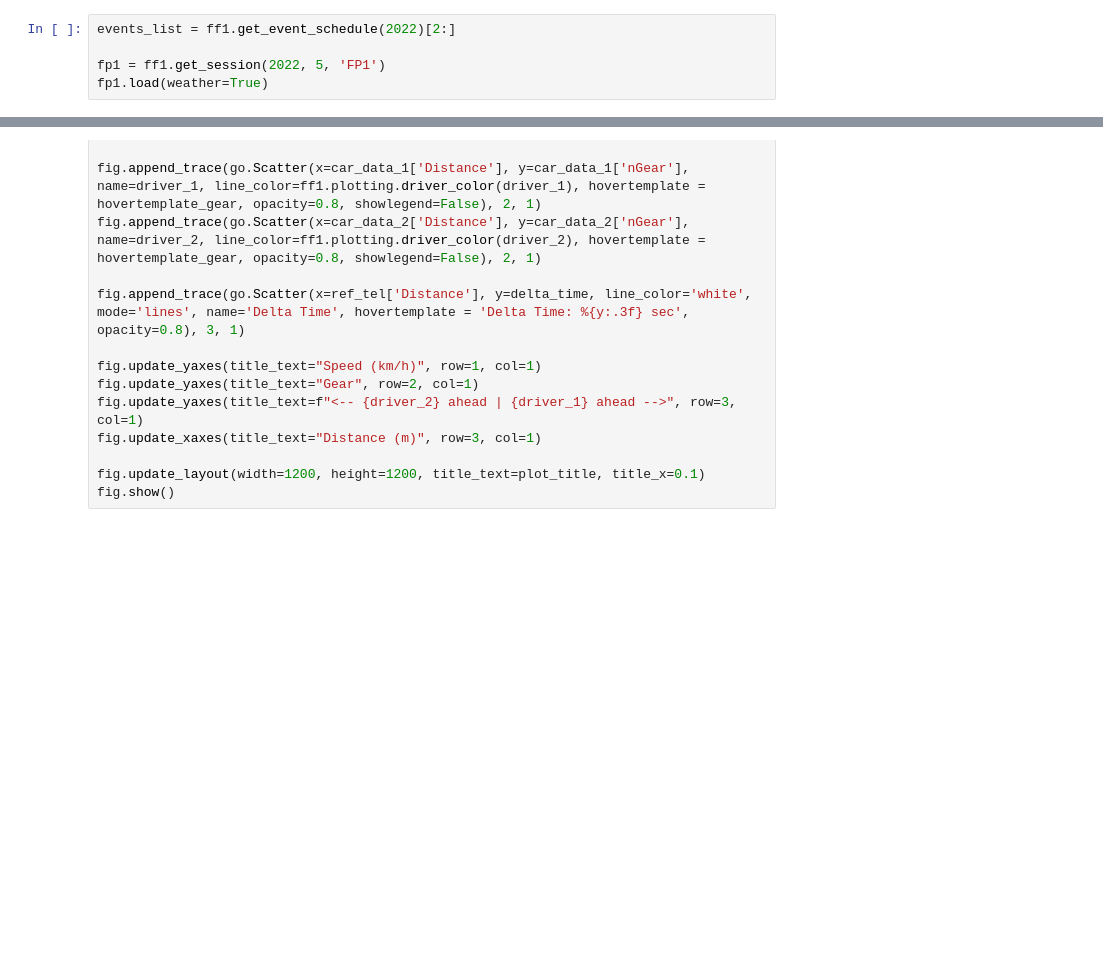
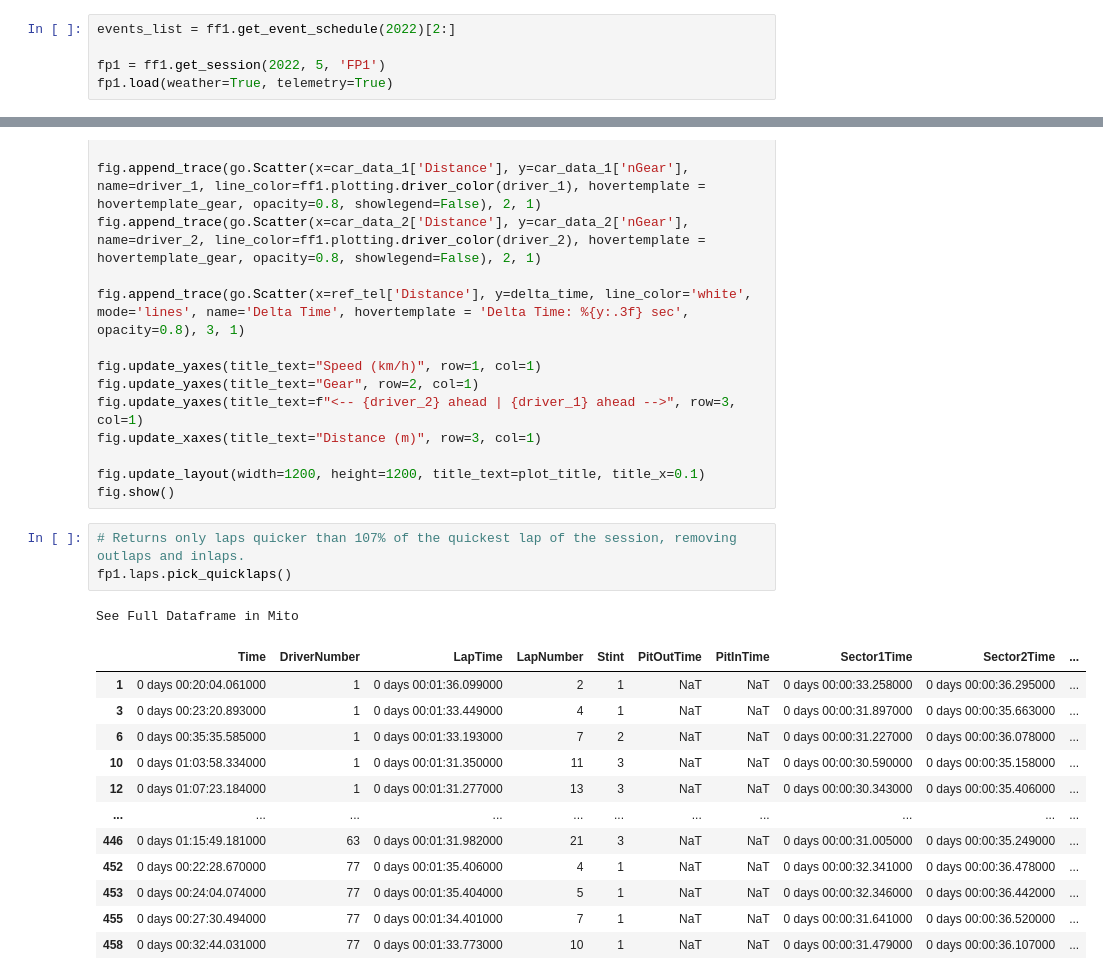
Before and after one commit to GuillaumeArp/Jedha_F1_Project, a Jupyter notebook: test_guillaume.ipynb, the cells around one changed output, grey strips where cells are left out. Drawn from its saved outputs; the diff is of its cells as text; blank space fills up the shorter version.

```diff
--- a/test_guillaume.ipynb
+++ b/test_guillaume.ipynb
@@ -14,7 +14,7 @@ warnings.simplefilter(action='ignore', category=FutureWarning)
 events_list = ff1.get_event_schedule(2022)[2:]
 
 fp1 = ff1.get_session(2022, 5, 'FP1')
-fp1.load(weather=True)
+fp1.load(weather=True, telemetry=True)
 # %% [output]
 core           INFO     Loading data for Miami Grand Prix - Practice 1 [v2.2.8]
 api            INFO     Using cached data for driver_info
@@ -138,3 +151,20 @@ fig.update_xaxes(title_text="Distance (m)", row=3, col=1)
 
 fig.update_layout(width=1200, height=1200, title_text=plot_title, title_x=0.1)
 fig.show()
+# %%
+# Returns only laps quicker than 107% of the quickest lap of the session, removing outlaps and inlaps.
+fp1.laps.pick_quicklaps()
+# %% [output]
+See Full Dataframe in Mito
+|  | Time | DriverNumber | LapTime | LapNumber | Stint | PitOutTime | PitInTime | Sector1Time | Sector2Time | ... |
+| 1 | 0 days 00:20:04.061000 | 1 | 0 days 00:01:36.099000 | 2 | 1 | NaT | NaT | 0 days 00:00:33.258000 | 0 days 00:00:36.295000 | ... |
+| 3 | 0 days 00:23:20.893000 | 1 | 0 days 00:01:33.449000 | 4 | 1 | NaT | NaT | 0 days 00:00:31.897000 | 0 days 00:00:35.663000 | ... |
+| 6 | 0 days 00:35:35.585000 | 1 | 0 days 00:01:33.193000 | 7 | 2 | NaT | NaT | 0 days 00:00:31.227000 | 0 days 00:00:36.078000 | ... |
+| 10 | 0 days 01:03:58.334000 | 1 | 0 days 00:01:31.350000 | 11 | 3 | NaT | NaT | 0 days 00:00:30.590000 | 0 days 00:00:35.158000 | ... |
+| 12 | 0 days 01:07:23.184000 | 1 | 0 days 00:01:31.277000 | 13 | 3 | NaT | NaT | 0 days 00:00:30.343000 | 0 days 00:00:35.406000 | ... |
+| ... | ... | ... | ... | ... | ... | ... | ... | ... | ... | ... |
+| 446 | 0 days 01:15:49.181000 | 63 | 0 days 00:01:31.982000 | 21 | 3 | NaT | NaT | 0 days 00:00:31.005000 | 0 days 00:00:35.249000 | ... |
+| 452 | 0 days 00:22:28.670000 | 77 | 0 days 00:01:35.406000 | 4 | 1 | NaT | NaT | 0 days 00:00:32.341000 | 0 days 00:00:36.478000 | ... |
+| 453 | 0 days 00:24:04.074000 | 77 | 0 days 00:01:35.404000 | 5 | 1 | NaT | NaT | 0 days 00:00:32.346000 | 0 days 00:00:36.442000 | ... |
+| 455 | 0 days 00:27:30.494000 | 77 | 0 days 00:01:34.401000 | 7 | 1 | NaT | NaT | 0 days 00:00:31.641000 | 0 days 00:00:36.520000 | ... |
+| 458 | 0 days 00:32:44.031000 | 77 | 0 days 00:01:33.773000 | 10 | 1 | NaT | NaT | 0 days 00:00:31.479000 | 0 days 00:00:36.107000 | ... |
```
Also changed, not shown: parts of 5 cells of this notebook.
